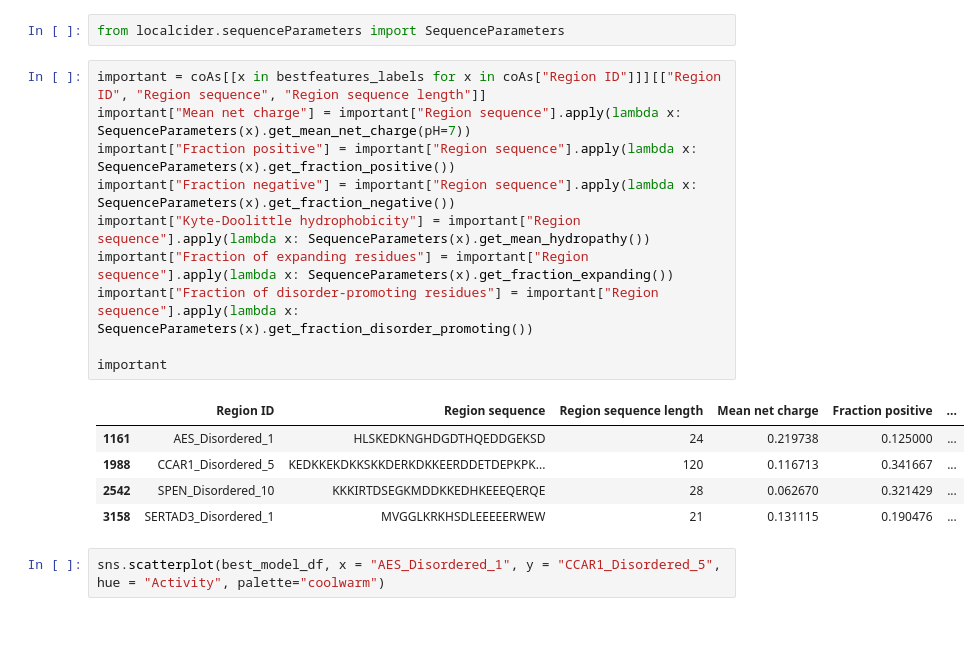
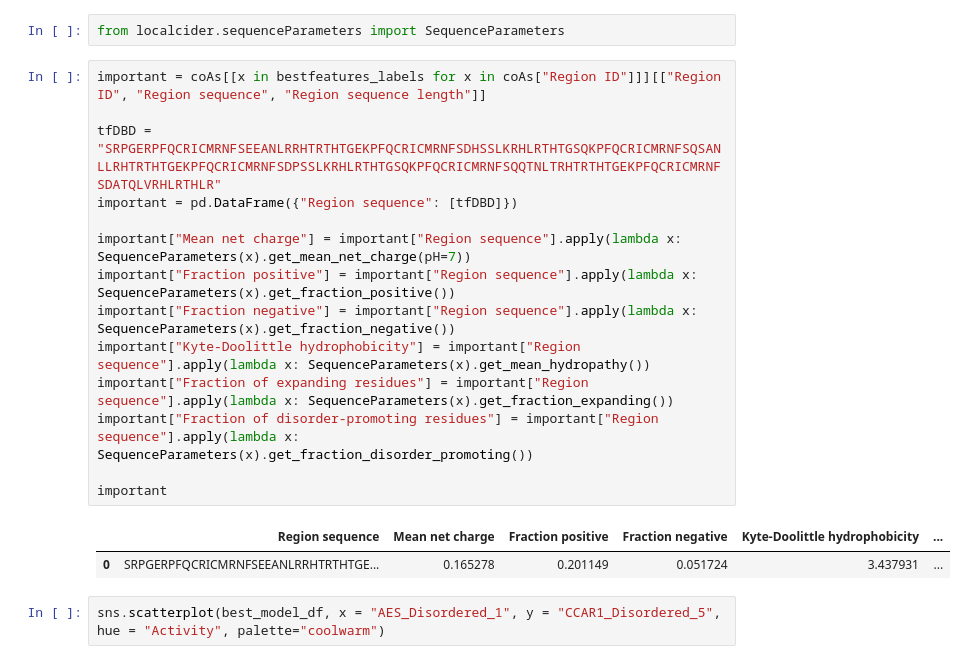
Before and after one commit to kinseylong/StallerRotation, a Jupyter notebook: finches_IDRs/staller5lib_analysis.ipynb, the cells around one changed output. Cells and saved outputs as stored; diff of their text form; blank space fills up the shorter version.

```diff
--- a/finches_IDRs/staller5lib_analysis.ipynb
+++ b/finches_IDRs/staller5lib_analysis.ipynb
@@ -119,20 +111,21 @@ best_model_df["Activity"] = y
 from localcider.sequenceParameters import SequenceParameters
 # %%
 important = coAs[[x in bestfeatures_labels for x in coAs["Region ID"]]][["Region ID", "Region sequence", "Region sequence length"]]
+
+tfDBD = "SRPGERPFQCRICMRNFSEEANLRRHTRTHTGEKPFQCRICMRNFSDHSSLKRHLRTHTGSQKPFQCRICMRNFSQSANLLRHTRTHTGEKPFQCRICMRNFSDPSSLKRHLRTHTGSQKPFQCRICMRNFSQQTNLTRHTRTHTGEKPFQCRICMRNFSDATQLVRHLRTHLR"
+important = pd.DataFrame({"Region sequence": [tfDBD]})
+
 important["Mean net charge"] = important["Region sequence"].apply(lambda x: SequenceParameters(x).get_mean_net_charge(pH=7))
 important["Fraction positive"] = important["Region sequence"].apply(lambda x: SequenceParameters(x).get_fraction_positive())
 important["Fraction negative"] = important["Region sequence"].apply(lambda x: SequenceParameters(x).get_fraction_negative())
 important["Kyte-Doolittle hydrophobicity"] = important["Region sequence"].apply(lambda x: SequenceParameters(x).get_mean_hydropathy())
 important["Fraction of expanding residues"] = important["Region sequence"].apply(lambda x: SequenceParameters(x).get_fraction_expanding())
 important["Fraction of disorder-promoting residues"] = important["Region sequence"].apply(lambda x: SequenceParameters(x).get_fraction_disorder_promoting())
 
 important
 # %% [output]
-|  | Region ID | Region sequence | Region sequence length | Mean net charge | Fraction positive | ... |
-| 1161 | AES_Disordered_1 | HLSKEDKNGHDGDTHQEDDGEKSD | 24 | 0.219738 | 0.125000 | ... |
-| 1988 | CCAR1_Disordered_5 | KEDKKEKDKKSKKDERKDKKEERDDETDEPKPK... | 120 | 0.116713 | 0.341667 | ... |
-| 2542 | SPEN_Disordered_10 | KKKIRTDSEGKMDDKKEDHKEEEQERQE | 28 | 0.062670 | 0.321429 | ... |
-| 3158 | SERTAD3_Disordered_1 | MVGGLKRKHSDLEEEEERWEW | 21 | 0.131115 | 0.190476 | ... |
+|  | Region sequence | Mean net charge | Fraction positive | Fraction negative | Kyte-Doolittle hydrophobicity | ... |
+| 0 | SRPGERPFQCRICMRNFSEEANLRRHTRTHTGE... | 0.165278 | 0.201149 | 0.051724 | 3.437931 | ... |
 # %%
 sns.scatterplot(best_model_df, x = "AES_Disordered_1", y = "CCAR1_Disordered_5", hue = "Activity", palette="coolwarm")
 # %% [output]
```
Also changed, not shown: parts of 22 cells of this notebook, 7 other files.
